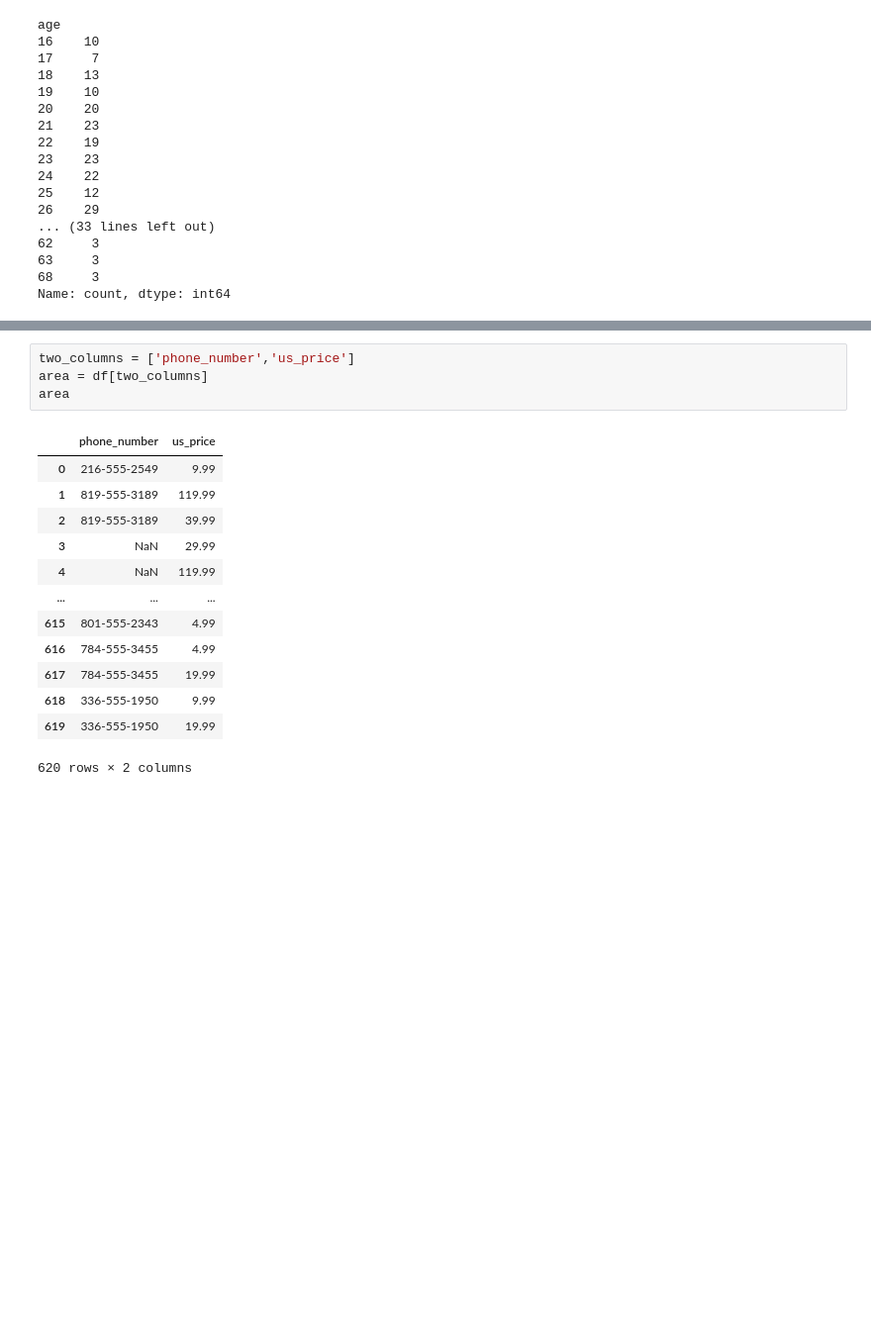
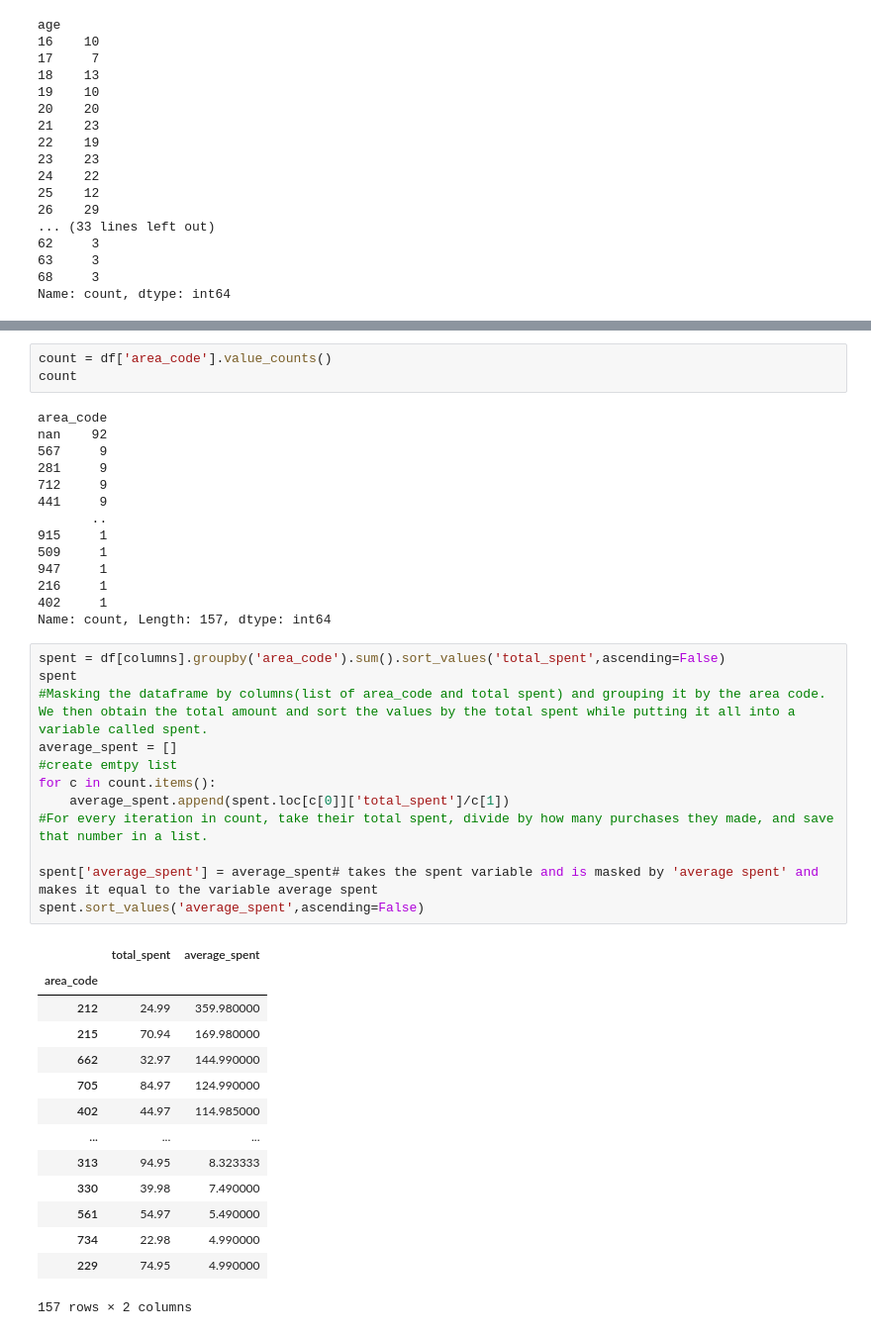
Before and after one commit to SethChairez/DataScience201, a Jupyter notebook: Day1/HW_day1.ipynb, the cells around one changed output, grey strips where cells are left out. Shown at 99% size. Saved outputs shown, nothing was run; the diff lists cells and outputs as text; blank space fills up the shorter version.

```diff
--- a/Day1/HW_day1.ipynb
+++ b/Day1/HW_day1.ipynb
@@ -408,18 +454,44 @@ Name: us_price, Length: 213, dtype: float64
 # %%
-two_columns = ['phone_number','us_price']
-area = df[two_columns]
-area
+count = df['area_code'].value_counts()
+count
 # %% [output]
-|  | phone_number | us_price |
-| 0 | 216-555-2549 | 9.99 |
-| 1 | 819-555-3189 | 119.99 |
-| 2 | 819-555-3189 | 39.99 |
-| 3 | NaN | 29.99 |
-| 4 | NaN | 119.99 |
-| ... | ... | ... |
-| 615 | 801-555-2343 | 4.99 |
-| 616 | 784-555-3455 | 4.99 |
-| 617 | 784-555-3455 | 19.99 |
-| 618 | 336-555-1950 | 9.99 |
-| 619 | 336-555-1950 | 19.99 |
-620 rows × 2 columns
+area_code
+nan    92
+567     9
+281     9
+712     9
+441     9
+       ..
+915     1
+509     1
+947     1
+216     1
+402     1
+Name: count, Length: 157, dtype: int64
+# %%
+spent = df[columns].groupby('area_code').sum().sort_values('total_spent',ascending=False)
+spent
+#Masking the dataframe by columns(list of area_code and total spent) and grouping it by the area code. We then obtain the total amount and sort the values by the total spent while putting it all into a variable called spent.
+average_spent = []
+#create emtpy list
+for c in count.items():
+    average_spent.append(spent.loc[c[0]]['total_spent']/c[1])
+#For every iteration in count, take their total spent, divide by how many purchases they made, and save that number in a list.
+
+spent['average_spent'] = average_spent# takes the spent variable and is masked by 'average spent' and makes it equal to the variable average spent
+spent.sort_values('average_spent',ascending=False)
+# %% [output]
+|  | total_spent | average_spent |
+| area_code |  |  |
+| 212 | 24.99 | 359.980000 |
+| 215 | 70.94 | 169.980000 |
+| 662 | 32.97 | 144.990000 |
+| 705 | 84.97 | 124.990000 |
+| 402 | 44.97 | 114.985000 |
+| ... | ... | ... |
+| 313 | 94.95 | 8.323333 |
+| 330 | 39.98 | 7.490000 |
+| 561 | 54.97 | 5.490000 |
+| 734 | 22.98 | 4.990000 |
+| 229 | 74.95 | 4.990000 |
+157 rows × 2 columns
```
Also changed, not shown: parts of 53 cells of this notebook, 26 other files.
